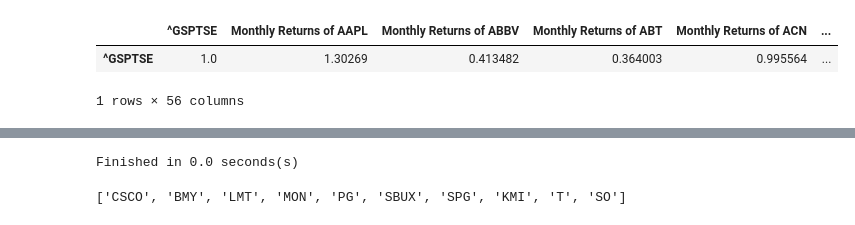
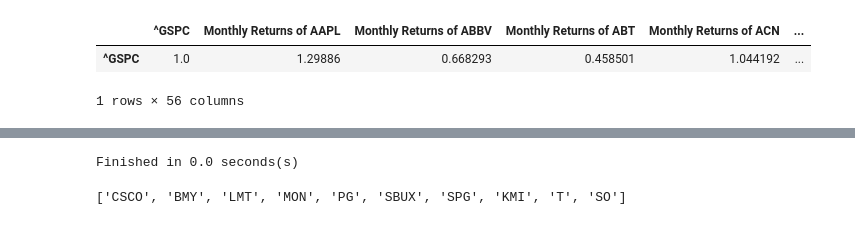
Before and after one commit to airickLeo/Personal-Algo-Bot, a Jupyter notebook: Team_15_Assignment.ipynb, the cells around one changed output, grey strips where cells are left out. Drawn from its saved outputs; the diff is of its cells as text; code cells hidden in the pictures.

```diff
--- a/Team_15_Assignment.ipynb
+++ b/Team_15_Assignment.ipynb
@@ -146,17 +123,17 @@ monthly_returns.head()
 5 rows × 55 columns
 # %%
 beta_data = pd.DataFrame()
-MarketIndex='^GSPTSE'
+MarketIndex='^GSPC'
 marketing_tick = yf.Ticker(MarketIndex)
 marketing_hist = marketing_tick.history(start=start_date,end=end_date)
 beta_data[MarketIndex] = marketing_hist['Close'].pct_change()*100
 beta_data = pd.concat([beta_data, monthly_returns],join='inner',axis=1)
-MarketVar= beta_data['^GSPTSE'].var()
+MarketVar= beta_data['^GSPC'].var()
 Beta = pd.DataFrame(beta_data.cov() / MarketVar)
 beta_vals = pd.DataFrame(Beta.iloc[[0]])
-beta_vals.rename(index={'^GSPTSE': 'Beta'})
+beta_vals.rename(index={'^GSPC': 'Beta'})
 beta_vals.head()
 # %% [output]
-|  | ^GSPTSE | Monthly Returns of AAPL | Monthly Returns of ABBV | Monthly Returns of ABT | Monthly Returns of ACN | ... |
-| ^GSPTSE | 1.0 | 1.30269 | 0.413482 | 0.364003 | 0.995564 | ... |
+|  | ^GSPC | Monthly Returns of AAPL | Monthly Returns of ABBV | Monthly Returns of ABT | Monthly Returns of ACN | ... |
+| ^GSPC | 1.0 | 1.29886 | 0.668293 | 0.458501 | 1.044192 | ... |
 1 rows × 56 columns
```
Also changed, not shown: parts of 33 cells of this notebook, 1 other file.
